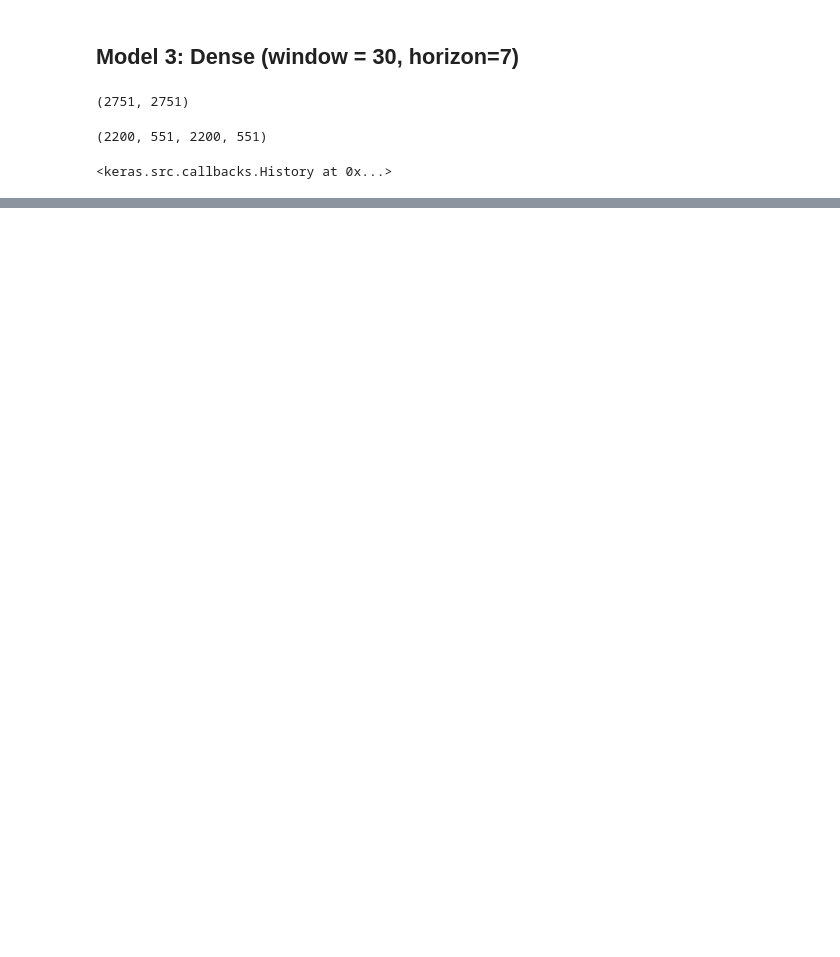
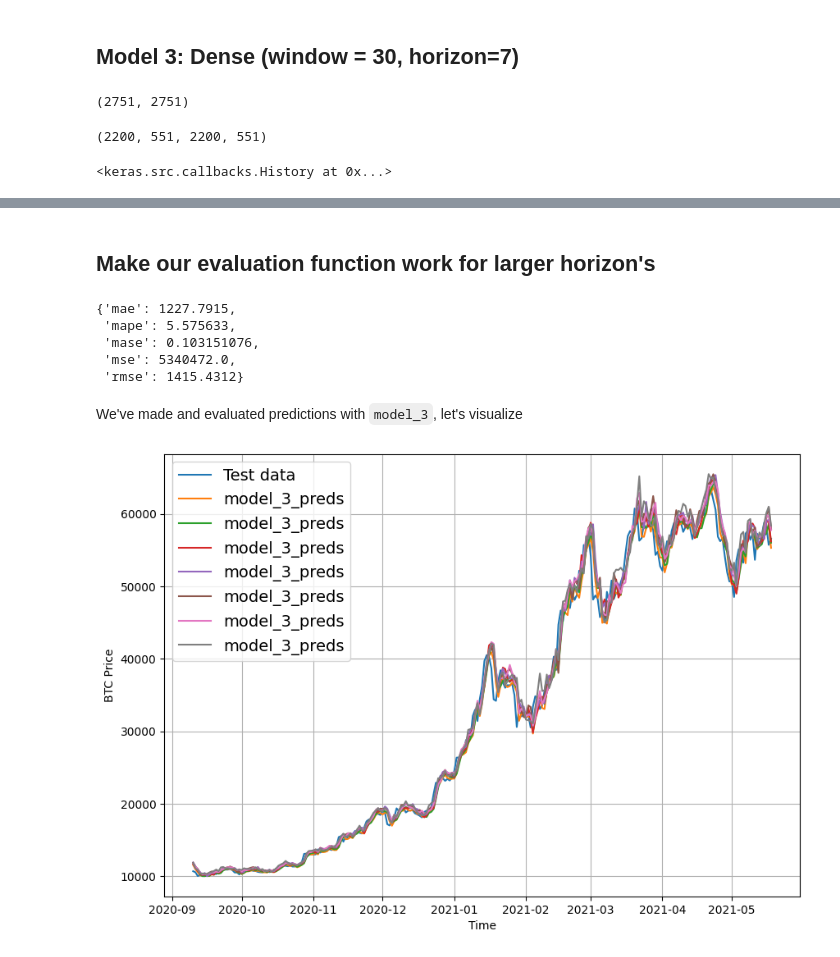
Before and after one commit to Nuthan03/Time-series, a Jupyter notebook: time_series_forecasting.ipynb, the cells around one changed output, grey strips where cells are left out. Saved outputs shown, nothing was run; the diff lists cells and outputs as text; code cells hidden in the pictures; blank space fills up the shorter version.

```diff
--- a/time_series_forecasting.ipynb
+++ b/time_series_forecasting.ipynb
@@ -893,0 +894,2 @@ model_3_results
+# %% [markdown]
+## Make our evaluation function work for larger horizon's
@@ -893,0 +924,20 @@ model_3_results
+# %%
+# Get model _3 results aggregated to single values
+model_3_results = evaluate_preds(y_true = tf.squeeze(test_labels),
+                                 y_pred = model_3_preds)
+model_3_results
+# %% [output]
+{'mae': 1227.7915,
+ 'mape': 5.575633,
+ 'mase': 0.103151076,
+ 'mse': 5340472.0,
+ 'rmse': 1415.4312}
+# %% [markdown]
+We've made and evaluated predictions with `model_3`, let's visualize
+# %%
+offset = 300
+plt.figure(figsize=(10, 7))
+plot_time_series(timesteps=x_test[-len(test_windows):], values=test_labels[:, 0], start=offset, format="-", label="Test data")
+plot_time_series(timesteps=x_test[-len(test_windows):], values=model_3_preds, start=offset, format="-", label="model_3_preds")
+# %% [output]
+[figure, added]
```
Also changed, not shown: parts of 48 cells of this notebook.
